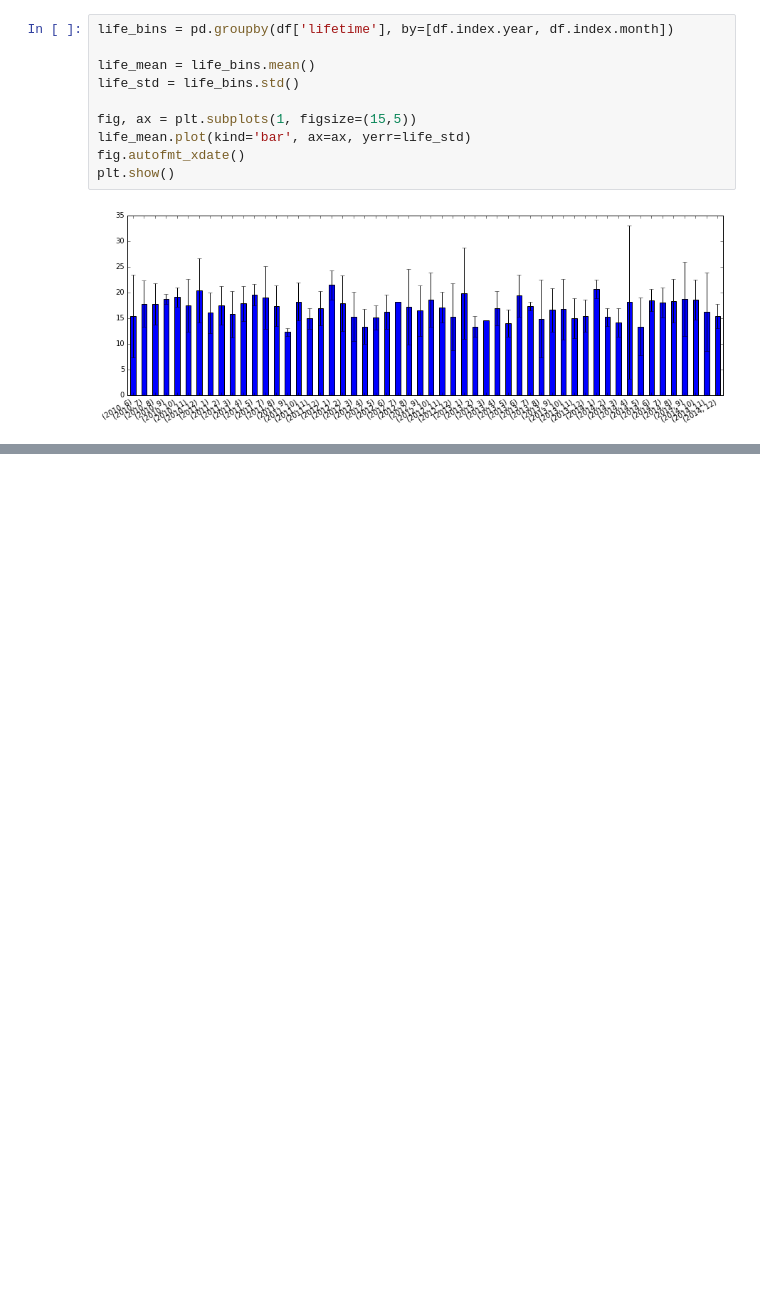
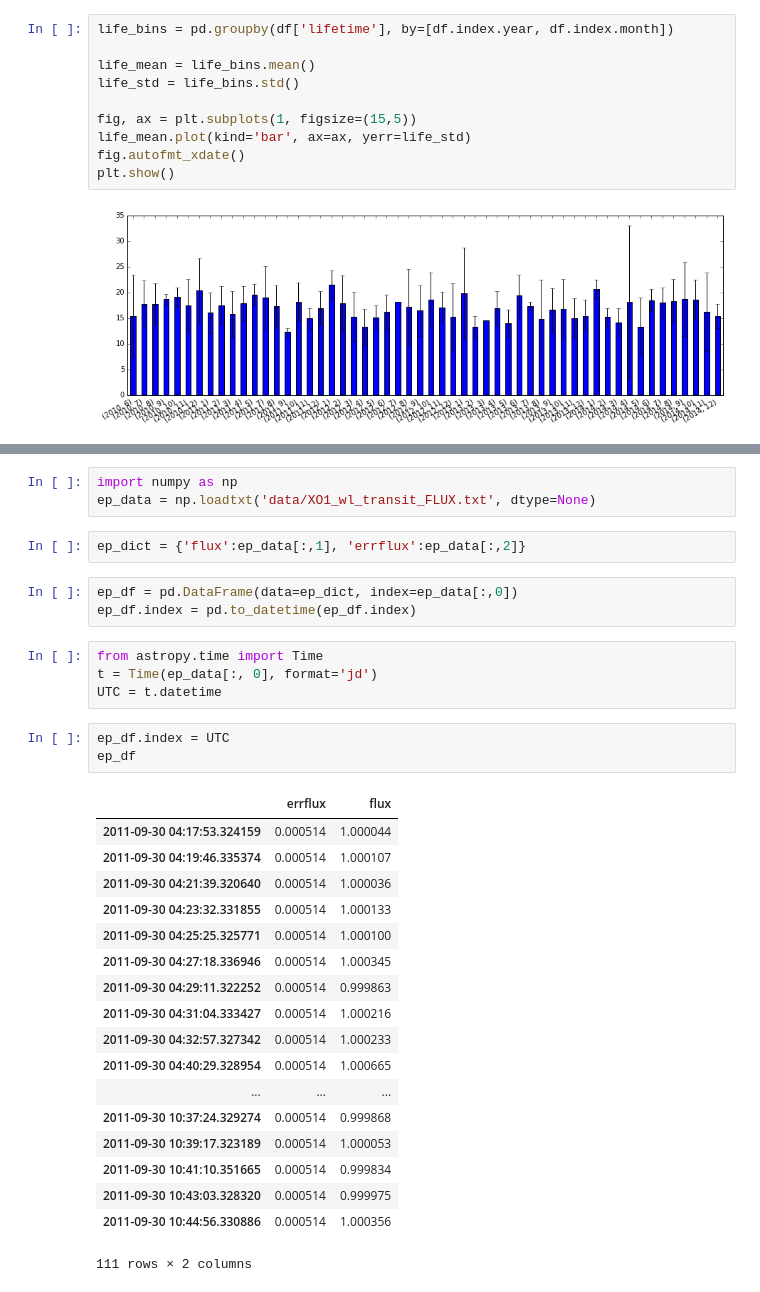
Before and after one commit to Mallcock1/2016-01-11_Sheffield_Notes, a Jupyter notebook: 08-Time-Series-Data.ipynb, the cells around one changed output, grey strips where cells are left out. Cells and saved outputs as stored; diff of their text form; blank space fills up the shorter version.

```diff
--- a/08-Time-Series-Data.ipynb
+++ b/08-Time-Series-Data.ipynb
@@ -424,0 +490,34 @@ HINT: You'll need to treat this data slightly differently. The date here is in J
+# %%
+import numpy as np
+ep_data = np.loadtxt('data/XO1_wl_transit_FLUX.txt', dtype=None)
+# %%
+ep_dict = {'flux':ep_data[:,1], 'errflux':ep_data[:,2]}
+# %%
+ep_df = pd.DataFrame(data=ep_dict, index=ep_data[:,0])
+ep_df.index = pd.to_datetime(ep_df.index)
+# %%
+from astropy.time import Time
+t = Time(ep_data[:, 0], format='jd')
+UTC = t.datetime
+# %%
+ep_df.index = UTC
+ep_df
+# %% [output]
+|  | errflux | flux |
+| 2011-09-30 04:17:53.324159 | 0.000514 | 1.000044 |
+| 2011-09-30 04:19:46.335374 | 0.000514 | 1.000107 |
+| 2011-09-30 04:21:39.320640 | 0.000514 | 1.000036 |
+| 2011-09-30 04:23:32.331855 | 0.000514 | 1.000133 |
+| 2011-09-30 04:25:25.325771 | 0.000514 | 1.000100 |
+| 2011-09-30 04:27:18.336946 | 0.000514 | 1.000345 |
+| 2011-09-30 04:29:11.322252 | 0.000514 | 0.999863 |
+| 2011-09-30 04:31:04.333427 | 0.000514 | 1.000216 |
+| 2011-09-30 04:32:57.327342 | 0.000514 | 1.000233 |
+| 2011-09-30 04:40:29.328954 | 0.000514 | 1.000665 |
+| ... | ... | ... |
+| 2011-09-30 10:37:24.329274 | 0.000514 | 0.999868 |
+| 2011-09-30 10:39:17.323189 | 0.000514 | 1.000053 |
+| 2011-09-30 10:41:10.351665 | 0.000514 | 0.999834 |
+| 2011-09-30 10:43:03.328320 | 0.000514 | 0.999975 |
+| 2011-09-30 10:44:56.330886 | 0.000514 | 1.000356 |
+111 rows × 2 columns
```
Also changed, not shown: parts of 10 cells of this notebook.
